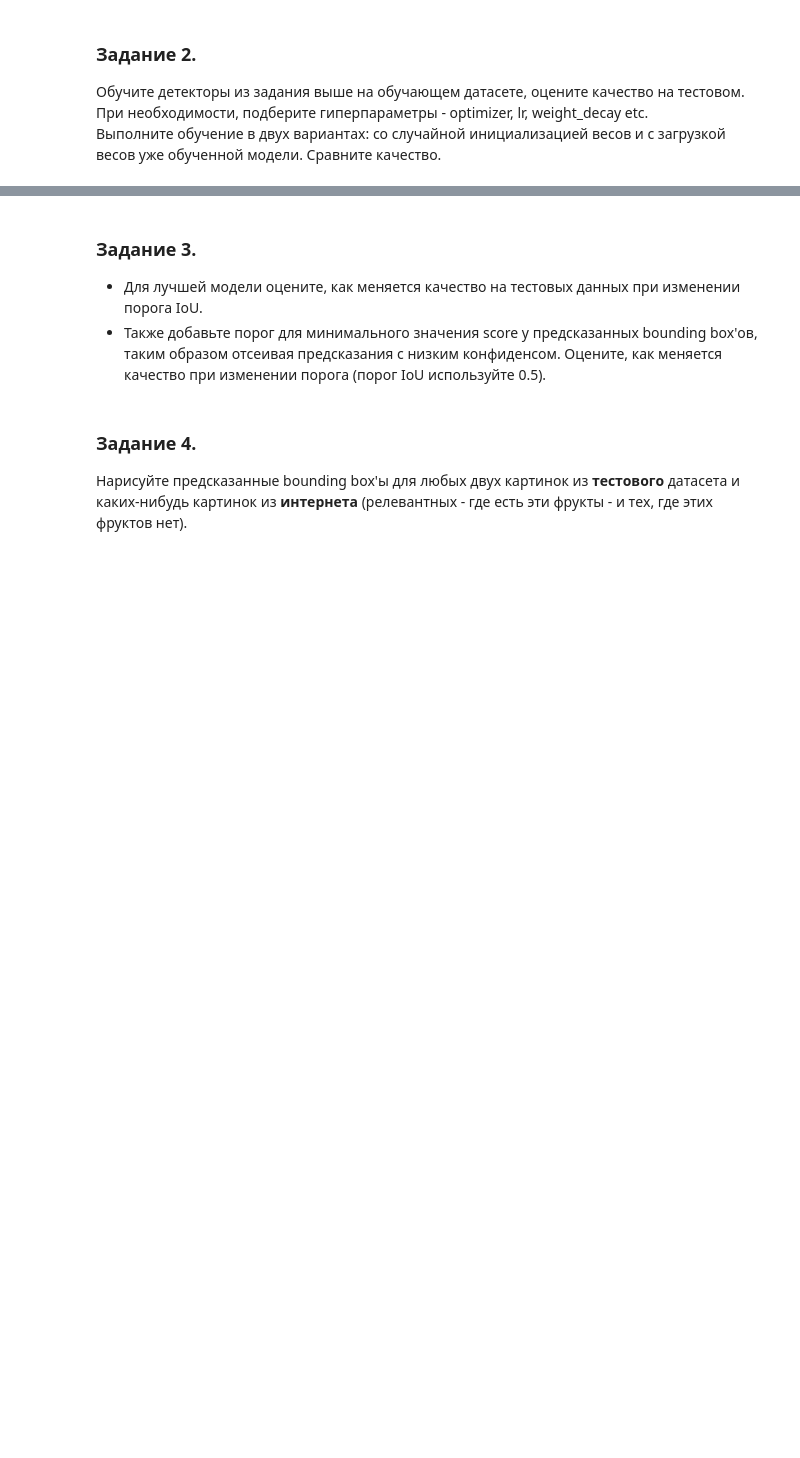
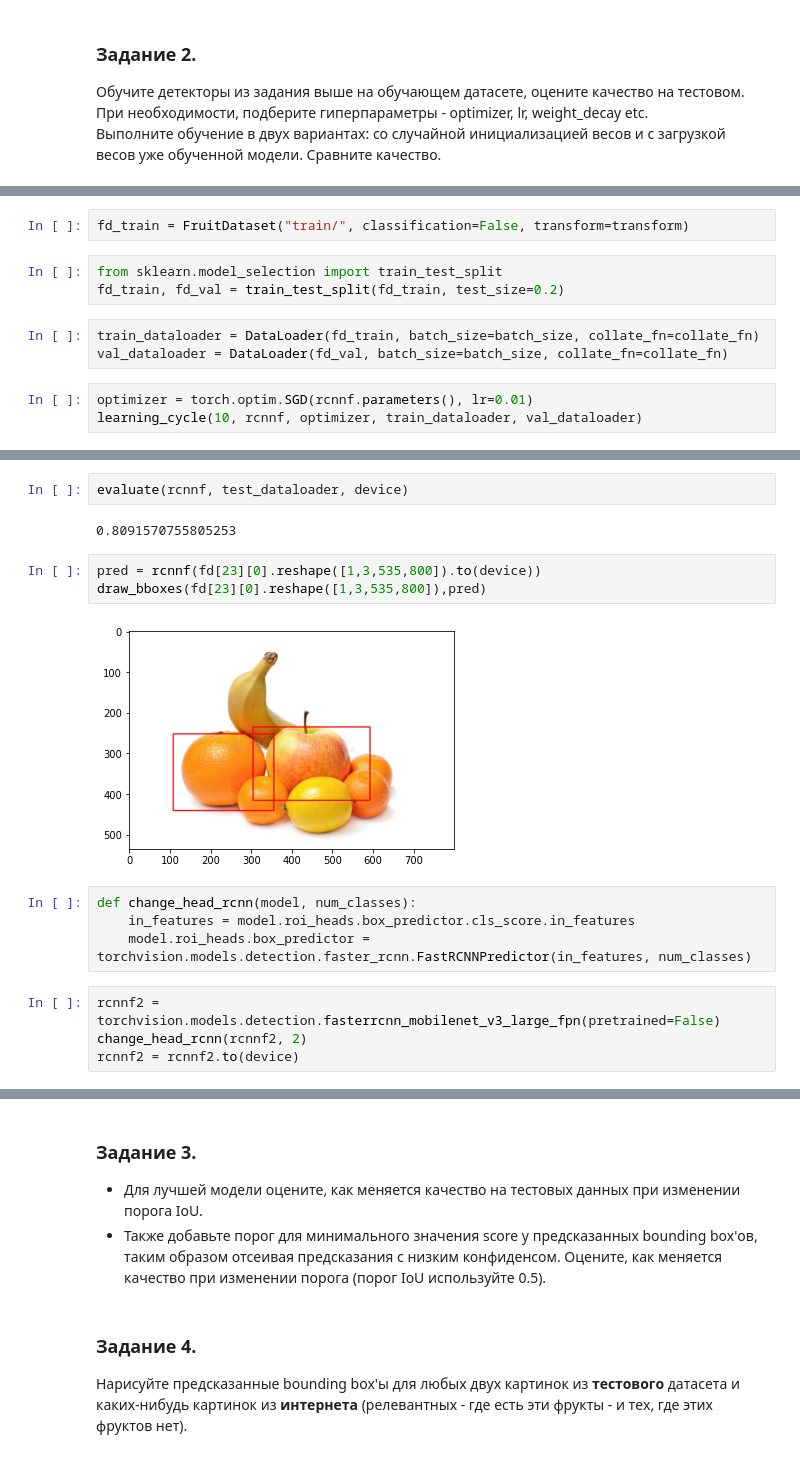
Before and after one commit to SmirnovGrigory/IAD_ml_lab2, a Jupyter notebook: Modern_ML.Lab_2.Object_Detection.ipynb, the cells around one changed output, grey strips where cells are left out. Saved outputs shown, nothing was run; the diff lists cells and outputs as text; blank space fills up the shorter version.

```diff
--- a/Modern_ML.Lab_2.Object_Detection.ipynb
+++ b/Modern_ML.Lab_2.Object_Detection.ipynb
@@ -341,0 +394,11 @@ evaluate(retina, test_dataloader, device)
+# %%
+fd_train = FruitDataset("train/", classification=False, transform=transform)
+# %%
+from sklearn.model_selection import train_test_split
+fd_train, fd_val = train_test_split(fd_train, test_size=0.2)
+# %%
+train_dataloader = DataLoader(fd_train, batch_size=batch_size, collate_fn=collate_fn)
+val_dataloader = DataLoader(fd_val, batch_size=batch_size, collate_fn=collate_fn)
+# %%
+optimizer = torch.optim.SGD(rcnnf.parameters(), lr=0.01)
+learning_cycle(10, rcnnf, optimizer, train_dataloader, val_dataloader)
@@ -341,0 +423,17 @@ evaluate(retina, test_dataloader, device)
+# %%
+evaluate(rcnnf, test_dataloader, device)
+# %% [output]
+0.8091570755805253
+# %%
+pred = rcnnf(fd[23][0].reshape([1,3,535,800]).to(device))
+draw_bboxes(fd[23][0].reshape([1,3,535,800]),pred)
+# %% [output]
+[figure, added]
+# %%
+def change_head_rcnn(model, num_classes):
+    in_features = model.roi_heads.box_predictor.cls_score.in_features
+    model.roi_heads.box_predictor = torchvision.models.detection.faster_rcnn.FastRCNNPredictor(in_features, num_classes)
+# %%
+rcnnf2 = torchvision.models.detection.fasterrcnn_mobilenet_v3_large_fpn(pretrained=False)
+change_head_rcnn(rcnnf2, 2)
+rcnnf2 = rcnnf2.to(device)
```
Also changed, not shown: parts of 21 cells of this notebook.
